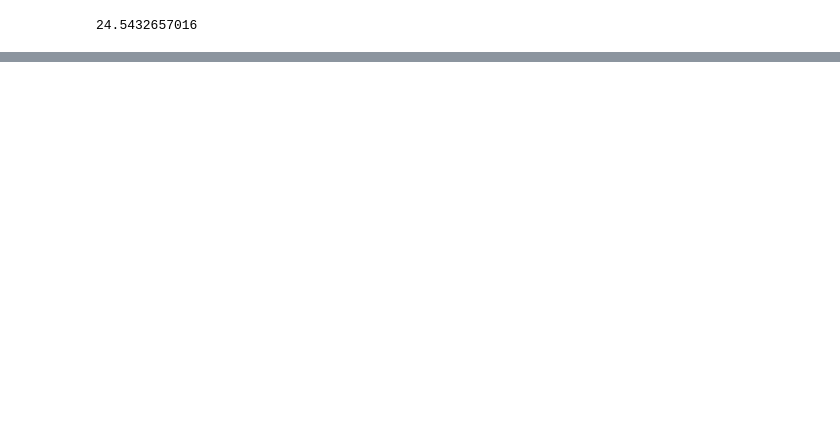
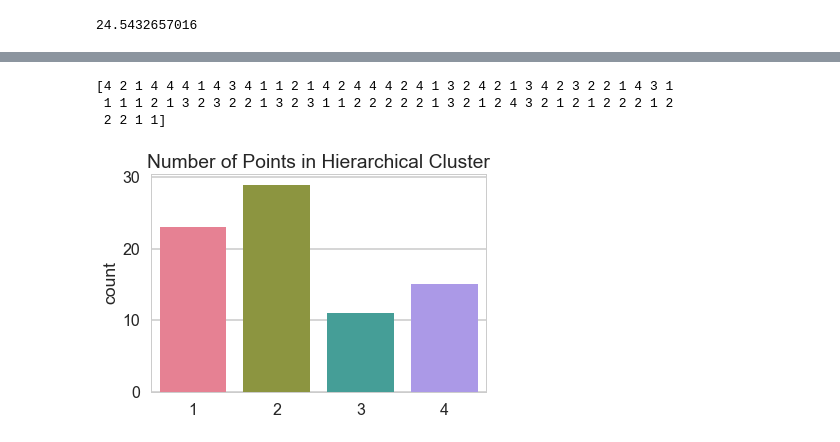
Before and after one commit to SilasNeptune/Dental-Health-in-Youth, a Jupyter notebook: Machine Learning.ipynb, the cells around one changed output, grey strips where cells are left out. Saved outputs shown, nothing was run; the diff lists cells and outputs as text; code cells hidden in the pictures; blank space fills up the shorter version.

```diff
--- a/Machine Learning.ipynb
+++ b/Machine Learning.ipynb
@@ -127,0 +261,17 @@ print(threeclusters.inertia_)
+# %%
+flabels = fcluster(mergings, 1.5, criterion='distance')
+print(flabels)
+# %% [output]
+[4 2 1 4 4 4 1 4 3 4 1 1 2 1 4 2 4 4 4 2 4 1 3 2 4 2 1 3 4 2 3 2 2 1 4 3 1
+ 1 1 1 2 1 3 2 3 2 2 1 3 2 3 1 1 2 2 2 2 2 1 3 2 1 2 4 3 2 1 2 1 2 2 2 1 2
+ 2 2 1 1]
+# %%
+plt.figure()
+
+cluster_size = df.groupby(flabels).size()
+
+sns.countplot(flabels, palette='husl').set_title('Number of Points in Hierarchical Cluster')
+
+plt.show()
+# %% [output]
+[figure, added]
```
Also changed, not shown: parts of 18 cells of this notebook.
